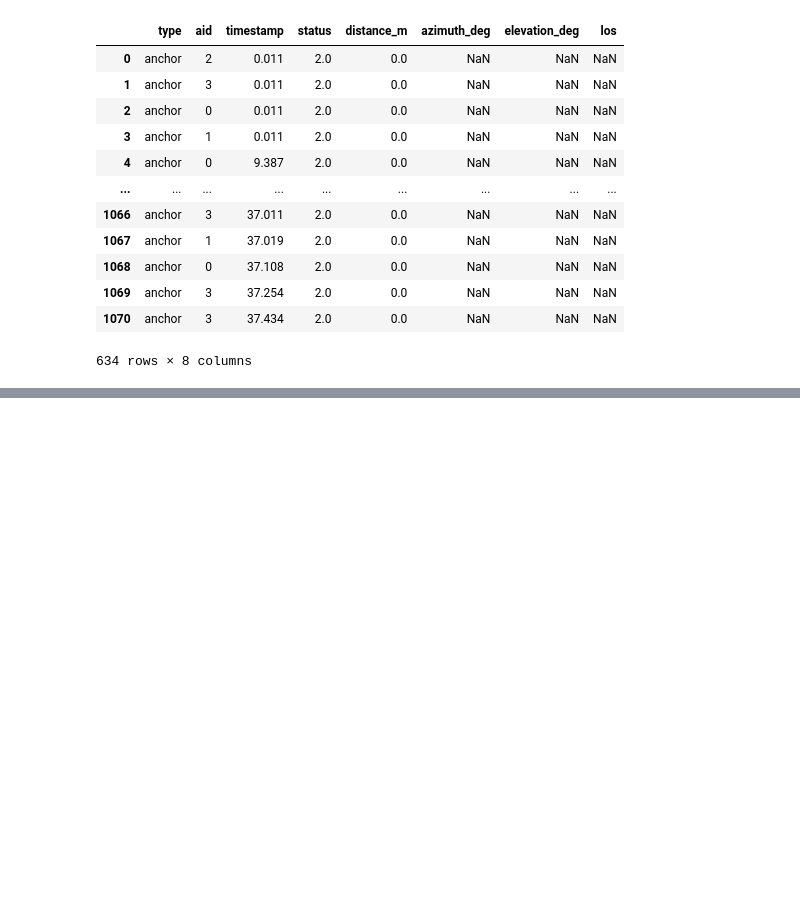
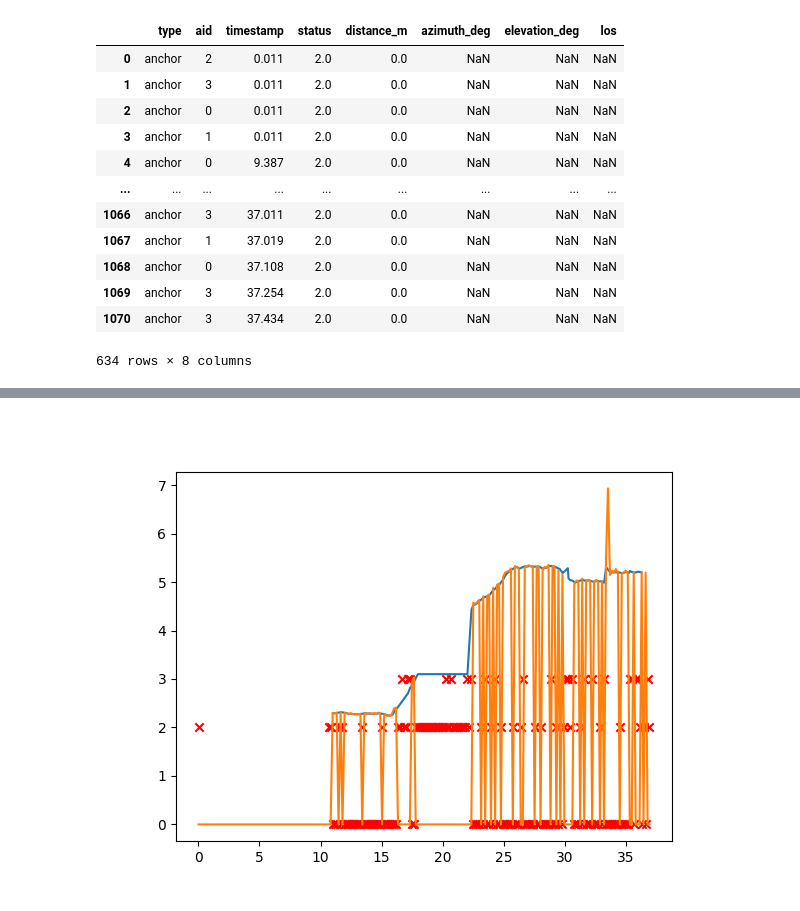
Before and after one commit to RyanJMah/fydp-rtls-server, a Jupyter notebook: data/analysis.ipynb, the cells around one changed output, grey strips where cells are left out. Drawn from its saved outputs; the diff is of its cells as text; code cells hidden in the pictures; blank space fills up the shorter version.

```diff
--- a/data/analysis.ipynb
+++ b/data/analysis.ipynb
@@ -110,0 +121,13 @@ plt.show()
+# %%
+"""
+DISTANCE VS TIME FOR ANCHOR 2
+"""
+
+plt.figure()
+
+plt.plot(a2_ios_time, a2_ios_distance, label='a2_ios')
+plt.plot(a2_anchor_time, a2_anchor_distance, label='a2_anchor')
+plt.scatter(a2_anchor_time, a2_anchor_status, label='a2_anchor_status', marker='x', color='red')
+plt.show()
+# %% [output]
+[figure, added]
```
Also changed, not shown: parts of 4 cells of this notebook, 1 other file.
